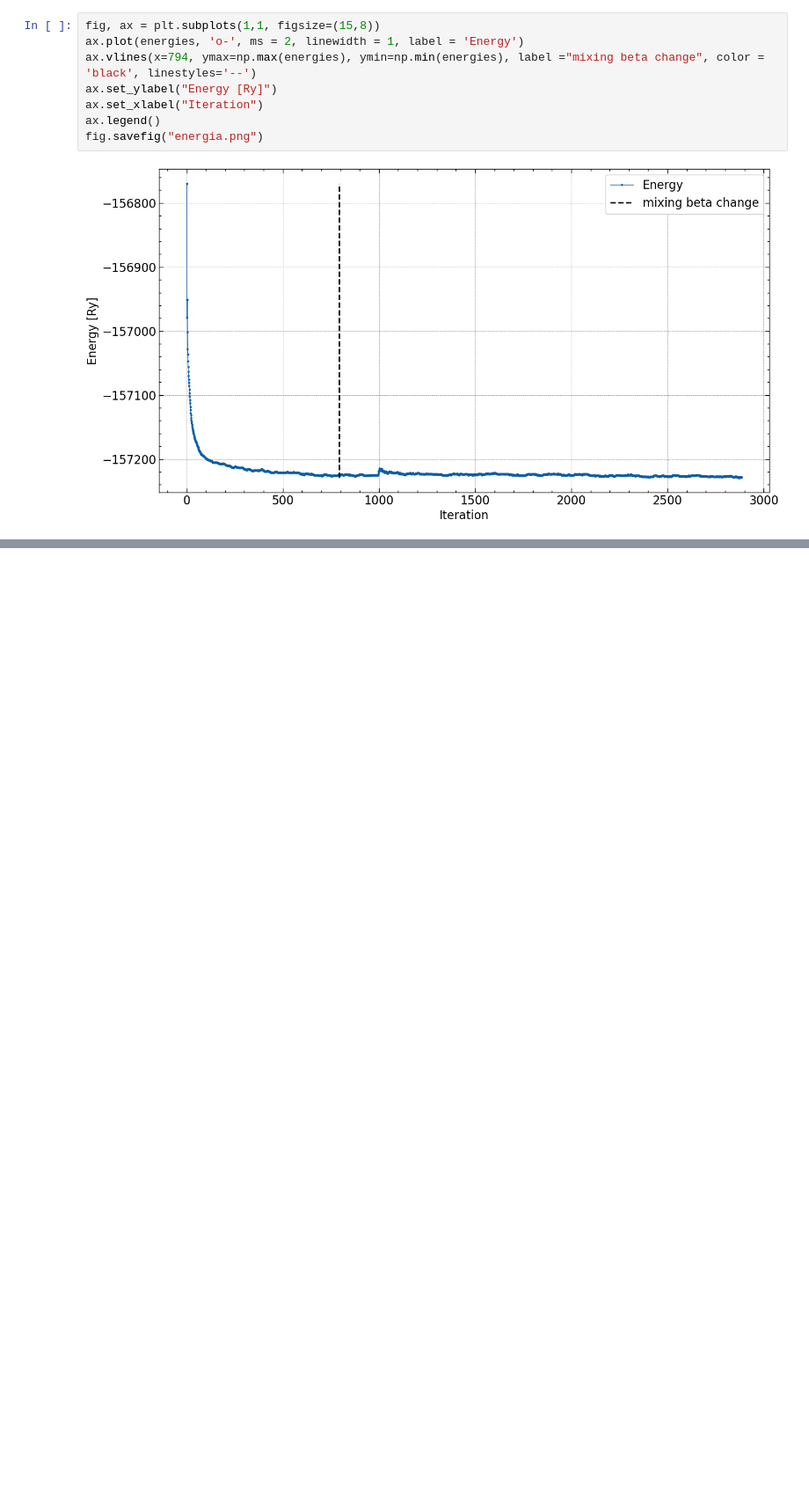
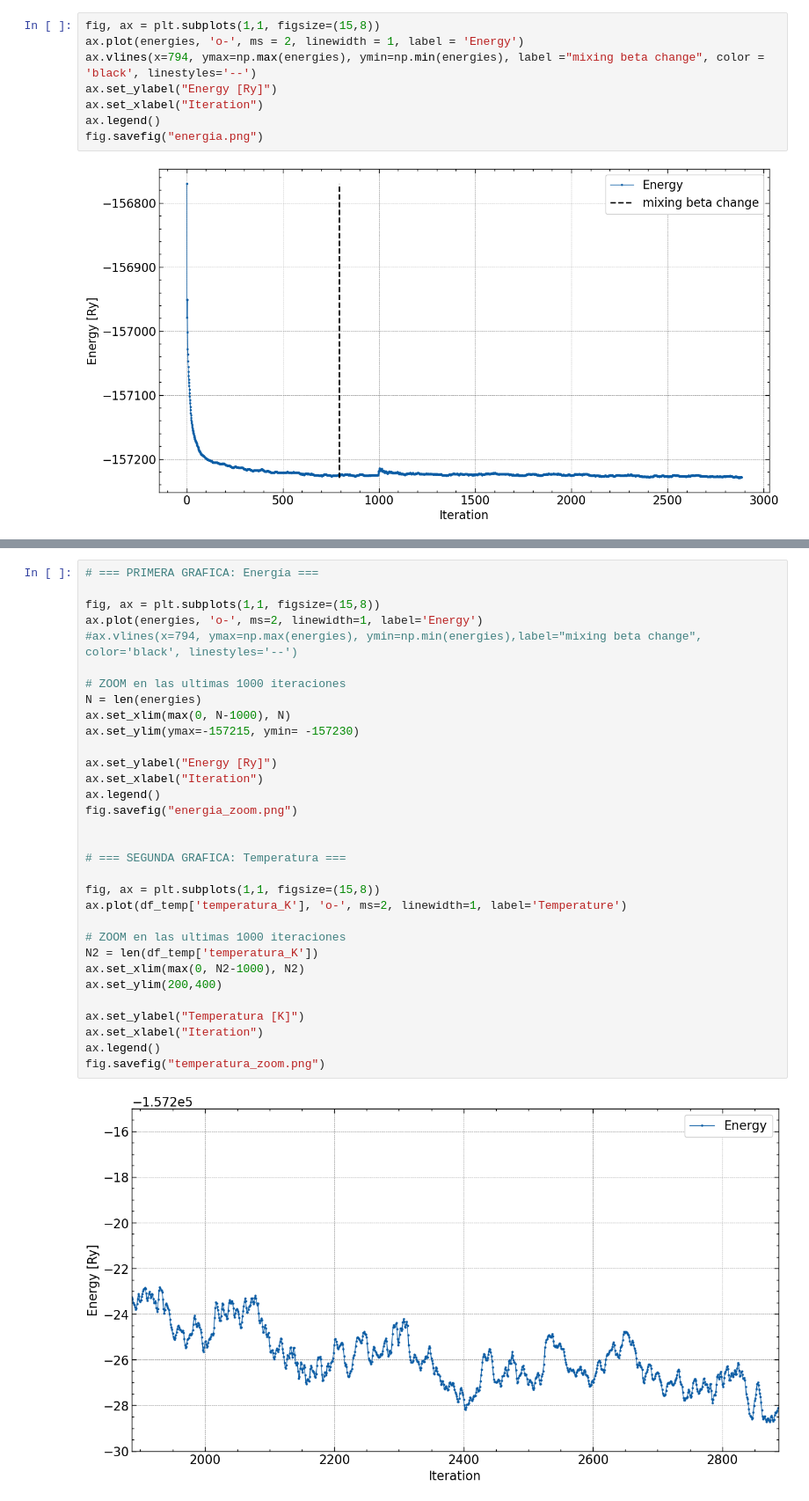
Before and after one commit to physicsIS/Computational_Material_Science, a Jupyter notebook: carbon_nanoscrolls/t10_interface_corrected/analisis.ipynb, the cells around one changed output, grey strips where cells are left out. Shown: that part at 88% size. Saved outputs shown, nothing was run; the diff lists cells and outputs as text; blank space fills up the shorter version.

```diff
--- a/carbon_nanoscrolls/t10_interface_corrected/analisis.ipynb
+++ b/carbon_nanoscrolls/t10_interface_corrected/analisis.ipynb
@@ -93,0 +231,34 @@ fig.savefig("energia.png")
+# %%
+# === PRIMERA GRAFICA: Energía ===
+
+fig, ax = plt.subplots(1,1, figsize=(15,8))
+ax.plot(energies, 'o-', ms=2, linewidth=1, label='Energy')
+#ax.vlines(x=794, ymax=np.max(energies), ymin=np.min(energies),label="mixing beta change", color='black', linestyles='--')
+
+# ZOOM en las ultimas 1000 iteraciones
+N = len(energies)
+ax.set_xlim(max(0, N-1000), N)
+ax.set_ylim(ymax=-157215, ymin= -157230)
+
+ax.set_ylabel("Energy [Ry]")
+ax.set_xlabel("Iteration")
+ax.legend()
+fig.savefig("energia_zoom.png")
+
+
+# === SEGUNDA GRAFICA: Temperatura ===
+
+fig, ax = plt.subplots(1,1, figsize=(15,8))
+ax.plot(df_temp['temperatura_K'], 'o-', ms=2, linewidth=1, label='Temperature')
+
+# ZOOM en las ultimas 1000 iteraciones
+N2 = len(df_temp['temperatura_K'])
+ax.set_xlim(max(0, N2-1000), N2)
+ax.set_ylim(200,400)
+
+ax.set_ylabel("Temperatura [K]")
+ax.set_xlabel("Iteration")
+ax.legend()
+fig.savefig("temperatura_zoom.png")
+# %% [output]
+[figure, added]
```
Also changed, not shown: parts of 7 cells of this notebook, 29 other files.
